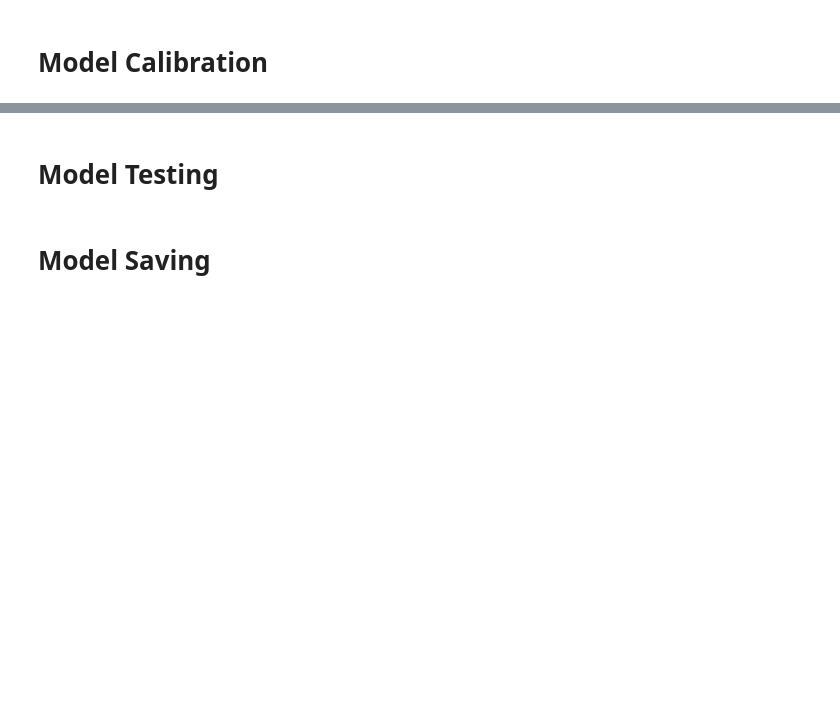
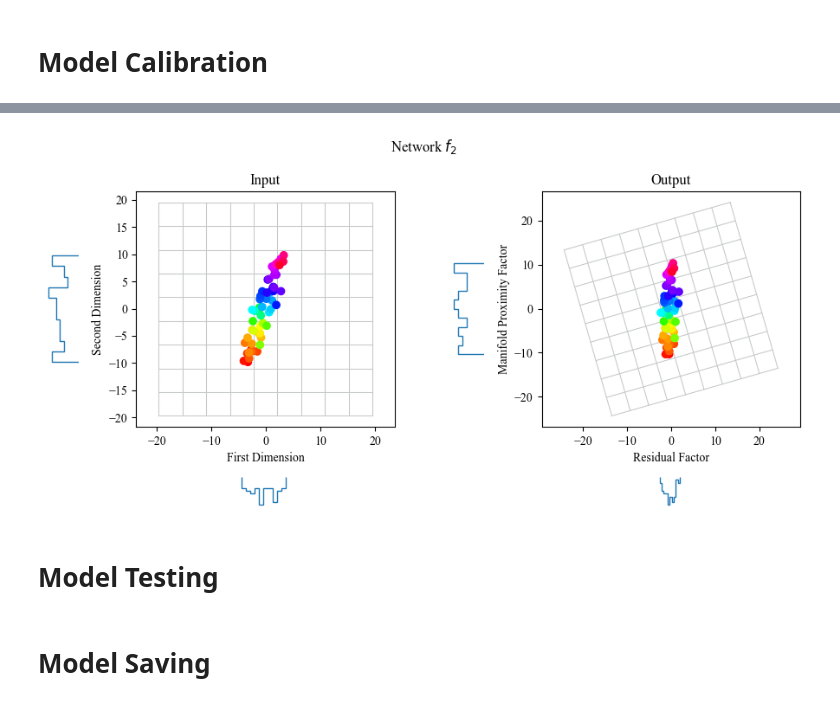
Before and after one commit to TimHenry1995/gyoza, a Jupyter notebook: src/gyoza/scripts/manifolds.ipynb, the cells around one changed output, grey strips where cells are left out. Saved outputs shown, nothing was run; the diff lists cells and outputs as text; code cells hidden in the pictures; blank space fills up the shorter version.

Commit message:
case study for rotated straight line now working with term_10 only

```diff
--- a/src/gyoza/scripts/manifolds.ipynb
+++ b/src/gyoza/scripts/manifolds.ipynb
@@ -175,8 +180,10 @@ tf.Tensor(
 # %%
 network.compile(optimizer=tf.keras.optimizers.Adam(learning_rate=0.05))
 epoch_count = 10
+batch_size = 128
+#reset_random_number_generators()
 for e in range(epoch_count):
-    iterator = pair_iterator(X=X, Y=Y, batch_size=batch_size)
+    iterator = mdis.volatile_factorized_pair_iterator(X=X, Y=Y, batch_size=batch_size, similarity_function=similarity_function)
     for batch in iterator:
         loss = network.train_step(data=batch)
         print(loss.numpy())
@@ -183,3 +208,75 @@ for e in range(epoch_count):
+# %%
+def plot_input_output(network, s_range, f, title):
+    # Sample from manifold to illustrate distortion of data
+    s = np.linspace(s_range[0], s_range[1], len(gum.color_palette)) # Each point will receive its own color
+    x_1, x_2 = f(s)
+
+    # Create gridlines to illustrate distortion of surrounding space
+    points_per_line = 10
+    min_x_1 = np.min(x_1); max_x_1 = np.max(x_1); mean_x_1 = np.abs(np.mean(x_1))
+    min_x_2 = np.min(x_2); max_x_2 = np.max(x_2); mean_x_2 = np.abs(np.mean(x_2))
+
+    if (np.abs(max_x_1 - min_x_1) < np.abs(max_x_2 - min_x_2)):
+        x_2_grid = np.linspace(min_x_2 - np.abs(mean_x_2 - min_x_2), max_x_2 + np.abs(mean_x_2-max_x_2), points_per_line)
+        h_x_1, h_x_2 = np.meshgrid(x_2_grid, x_2_grid) # horizontal line coordinates
+        v_x_2, v_x_1 = np.meshgrid(x_2_grid, x_2_grid) # vertical line coordinates
+    else:
+
+        x_1_grid = np.linspace(min_x_1 - np.abs(mean_x_1-min_x_1), max_x_1 + np.abs(mean_x_1-max_x_1), points_per_line)
+        h_x_1, h_x_2 = np.meshgrid(x_1_grid, x_1_grid) # horizontal line coordinates
+        v_x_2, v_x_1 = np.meshgrid(x_1_grid, x_1_grid) # vertical line coordinates
+
+    # Plot
+    fig, axs = plt.subplots(2,4,figsize=(9,4.5), gridspec_kw={'height_ratios': [4, 0.5], 'width_ratios':[0.5,4,0.5,4]})
+    # X
+    # Plot joint distributions
+    plt.suptitle(title)
+    plt.subplot(2,4,2); plt.title("Input")
+    # Gridlines
+    for l in range(points_per_line): plt.plot(h_x_1[l,:], h_x_2[l,:], color='#C5C9C7', linewidth=0.75)
+    for l in range(points_per_line): plt.plot(v_x_1[l,:], v_x_2[l,:], color='#C5C9C7', linewidth=0.75)
+    # Data
+    plt.scatter(x_1, x_2, c=gum.color_palette/255.0, zorder=3); plt.xlabel("First Dimension"); plt.ylabel("Second Dimension")
+    plt.gca().axis('equal')
+    X_x_lim = plt.gca().get_xlim(); X_y_lim = plt.gca().get_ylim() # Use these for marginal distributions
+
+    # Z
+    plt.subplot(2,4,4); plt.title("Output")
+    Z = network(tf.concat([x_1[:,np.newaxis], x_2[:,np.newaxis]], axis=1))
+    H_z = network(tf.concat([np.reshape(h_x_1, [-1])[:,np.newaxis], np.reshape(h_x_2, [-1])[:,np.newaxis]], axis=1))
+    V_z = network(tf.concat([np.reshape(v_x_1, [-1])[:,np.newaxis], np.reshape(v_x_2, [-1])[:,np.newaxis]], axis=1))
+
+    # Gridlines
+    for l in range(points_per_line): plt.plot(H_z[l*points_per_line:(l+1)*points_per_line,0], H_z[l*points_per_line:(l+1)*points_per_line,1], color='#C5C9C7', linewidth=0.75)
+    for l in range(points_per_line): plt.plot(V_z[l*points_per_line:(l+1)*points_per_line,0], V_z[l*points_per_line:(l+1)*points_per_line,1], color='#C5C9C7', linewidth=0.75)
+    # Data
+    plt.scatter(Z[:,0], Z[:,1], c=gum.color_palette/255.0, zorder=3); plt.xlabel('Residual Factor'); plt.ylabel('Manifold Proximity Factor')
+    plt.gca().axis('equal')
+    Z_x_lim = plt.gca().get_xlim(); Z_y_lim = plt.gca().get_ylim()
+
+    # Plot marginal distributions
+    # X
+    plt.subplot(2,4,6)
+    plt.hist(x_1, histtype='step'); plt.xlim(X_x_lim); plt.gca().invert_yaxis(); plt.axis('off')
+    plt.subplot(2,4,1)
+    plt.hist(x_2, orientation='horizontal', histtype='step'); plt.ylim(X_y_lim); plt.gca().invert_xaxis(); plt.axis('off')
+
+    # Z
+    plt.subplot(2,4,8)
+    plt.hist(Z[:,0], histtype='step'); plt.gca().invert_yaxis(); plt.xlim(Z_x_lim); plt.axis('off')
+    plt.subplot(2,4,3)
+    plt.hist(Z[:,1], orientation='horizontal', histtype='step'); plt.ylim(Z_y_lim); plt.gca().invert_xaxis(); plt.axis('off')
+
+    # Make other subplots invisible
+    plt.subplot(2,4,5); plt.axis('off')
+    plt.subplot(2,4,7); plt.axis('off')
+
+    plt.tight_layout()
+    plt.show()
+
+plot_input_output(network, s_range = [np.min(s), np.max(s)], f=manifold_function, title="Network " + r"${}$".format(manifold_name))
+# %% [output]
+[figure, added]
 # %% [markdown]
 # Model Testing
 # %% [markdown]
```
Also changed, not shown: parts of 5 cells of this notebook, 7 other files.
